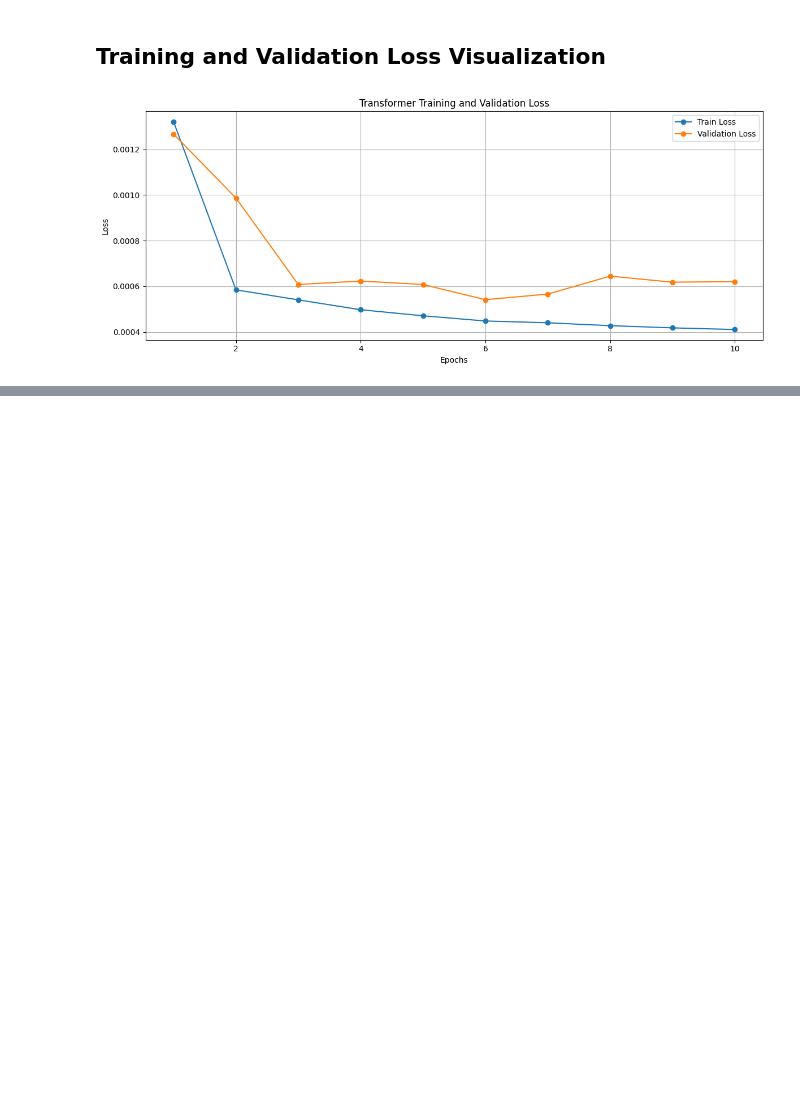
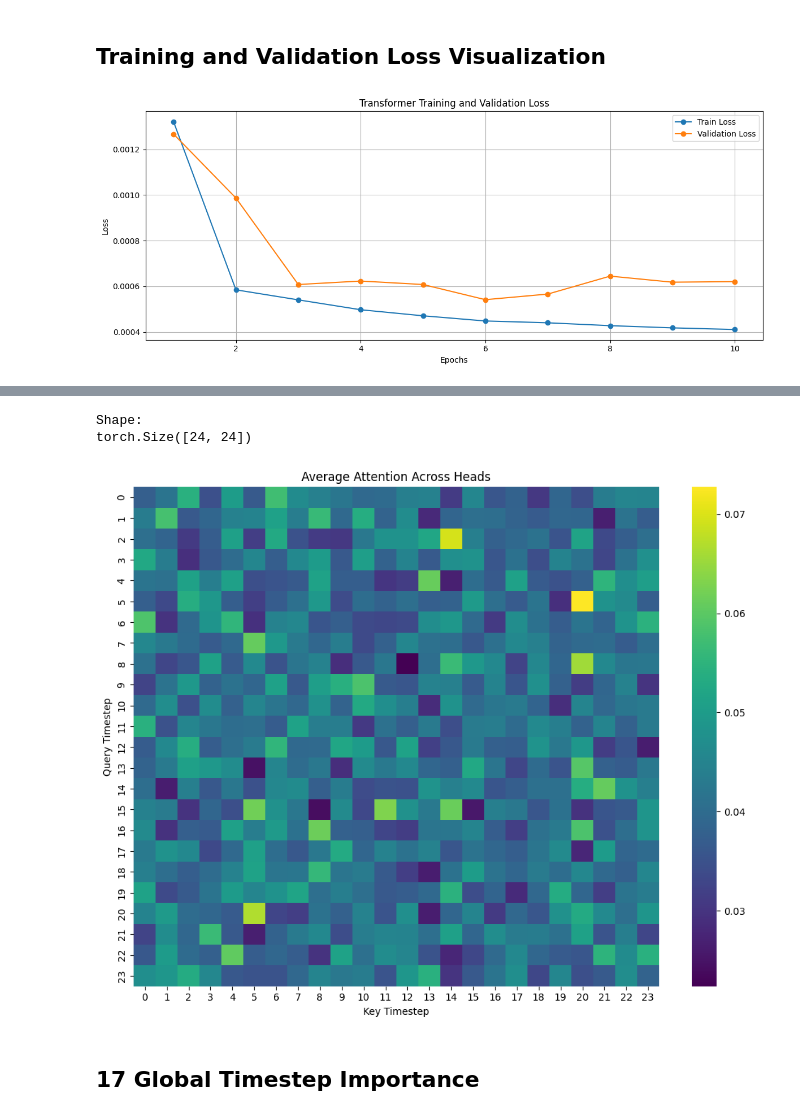
Before and after one commit to nid2709/TSA, a Jupyter notebook: notebooks/Transformer.ipynb, the cells around one changed output, grey strips where cells are left out. Saved outputs shown, nothing was run; the diff lists cells and outputs as text; code cells hidden in the pictures; blank space fills up the shorter version.

```diff
--- a/notebooks/Transformer.ipynb
+++ b/notebooks/Transformer.ipynb
@@ -988,0 +1883,41 @@ plt.show()
+# %%
+# ==========================================================
+# Average Attention Across Heads
+# ==========================================================
+
+average_attention = sample_attention.mean(dim=0)
+
+print("Shape:")
+print(average_attention.shape)
+
+# ==========================================================
+# Save Global Attention Heatmap
+# ==========================================================
+
+plt.figure(figsize=(10,8))
+
+sns.heatmap(
+    average_attention.detach().cpu().numpy(),
+    cmap="viridis"
+)
+
+plt.title("Average Attention Across Heads")
+
+plt.xlabel("Key Timestep")
+plt.ylabel("Query Timestep")
+
+plt.tight_layout()
+
+plt.savefig(
+    "average_attention_heatmap.png",
+    dpi=300,
+    bbox_inches="tight"
+)
+
+plt.show()
+# %% [output]
+Shape:
+torch.Size([24, 24])
+[figure, added]
+# %% [markdown]
+## 17 Global Timestep Importance
```
Also changed, not shown: parts of 61 cells of this notebook, 5 other files.
